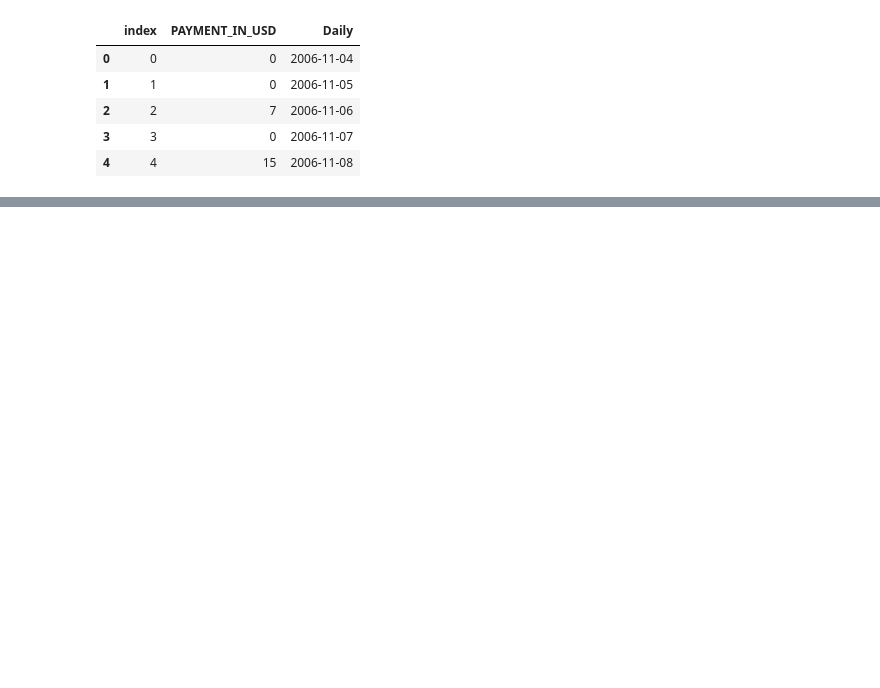
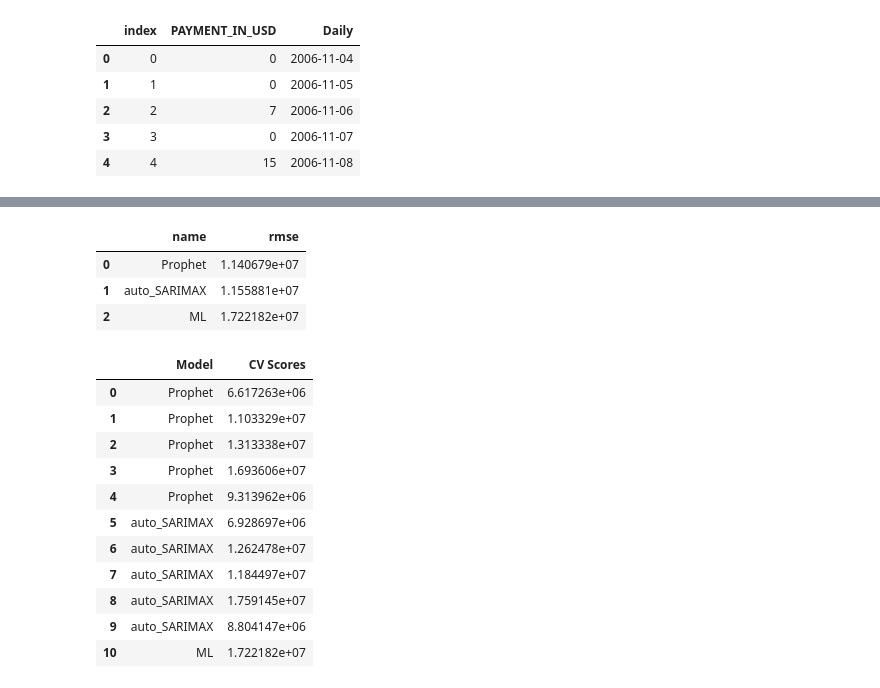
Before and after one commit to mgovindasamy/Machine-Learning-Examples, a Jupyter notebook: Auto-ml-daily-sales.ipynb, the cells around one changed output, grey strips where cells are left out. Cells and saved outputs as stored; diff of their text form; code cells hidden in the pictures; blank space fills up the shorter version.

```diff
--- a/Auto-ml-daily-sales.ipynb
+++ b/Auto-ml-daily-sales.ipynb
@@ -140,0 +163,22 @@ Alert! Data is not stationary even after two differencing. Continuing...
+# %%
+model.get_leaderboard()
+# %% [output]
+|  | name | rmse |
+| 0 | Prophet | 1.140679e+07 |
+| 1 | auto_SARIMAX | 1.155881e+07 |
+| 2 | ML | 1.722182e+07 |
+# %%
+model.get_cv_scores()
+# %% [output]
+|  | Model | CV Scores |
+| 0 | Prophet | 6.617263e+06 |
+| 1 | Prophet | 1.103329e+07 |
+| 2 | Prophet | 1.313338e+07 |
+| 3 | Prophet | 1.693606e+07 |
+| 4 | Prophet | 9.313962e+06 |
+| 5 | auto_SARIMAX | 6.928697e+06 |
+| 6 | auto_SARIMAX | 1.262478e+07 |
+| 7 | auto_SARIMAX | 1.184497e+07 |
+| 8 | auto_SARIMAX | 1.759145e+07 |
+| 9 | auto_SARIMAX | 8.804147e+06 |
+| 10 | ML | 1.722182e+07 |
```
Also changed, not shown: parts of 15 cells of this notebook.
